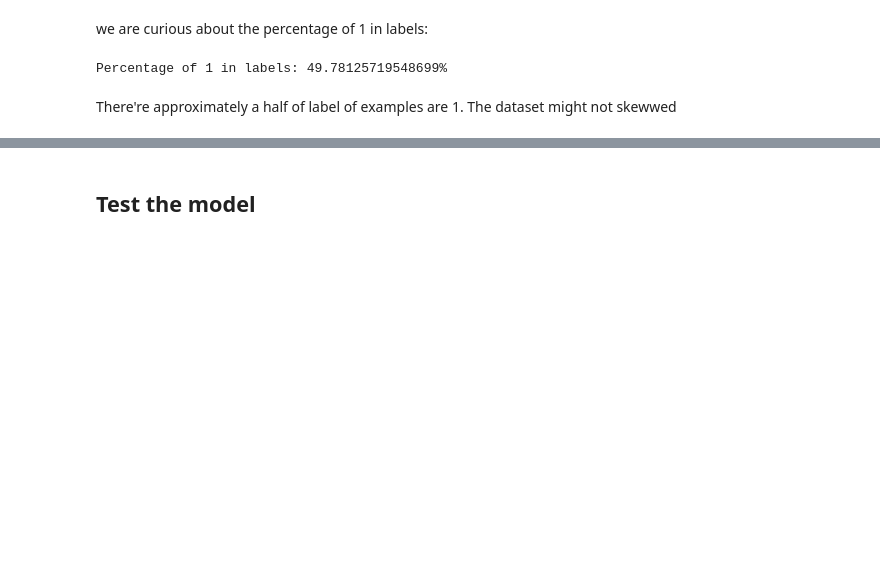
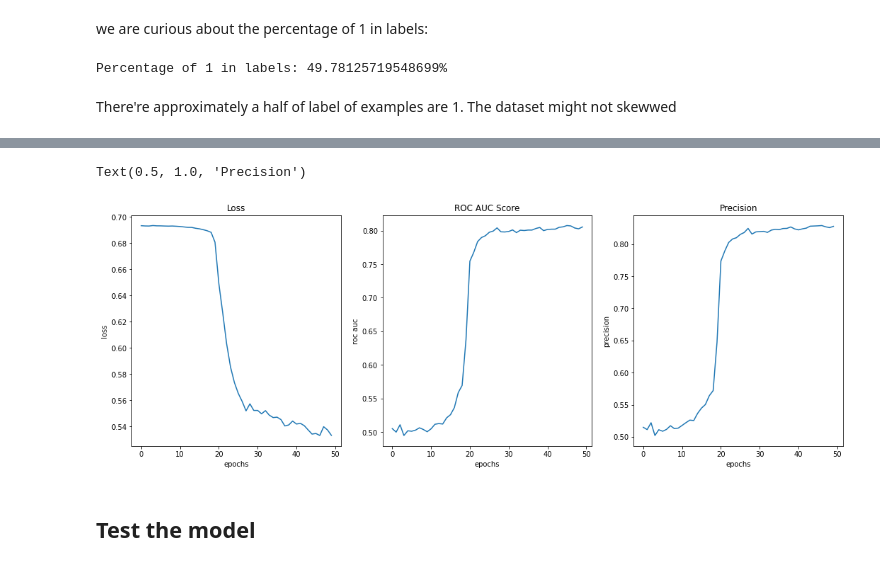
Before and after one commit to CrashedBboy/NCKU_MLG, a Jupyter notebook: homework2/MLG_Homework_2.ipynb, the cells around one changed output, grey strips where cells are left out. Saved outputs shown, nothing was run; the diff lists cells and outputs as text; code cells hidden in the pictures; blank space fills up the shorter version.

```diff
--- a/homework2/MLG_Homework_2.ipynb
+++ b/homework2/MLG_Homework_2.ipynb
@@ -482,8 +482,9 @@ class NodePairDataset(Dataset):
 
         return x, y
 # %%
+# test data loader
 node_pair_dataset = NodePairDataset("train_features.csv", "train_labels.csv")
-loader = DataLoader(dataset=node_pair_dataset, batch_size=10, shuffle=False)
+loader = DataLoader(dataset=node_pair_dataset, batch_size=1, shuffle=False)
 for batch in zip(loader, range(1)):
     data, index = batch
     x, y = data
@@ -494,14 +504,14 @@ for batch in zip(loader, range(1)):
 # %%
 class LinkPredictNetwork(nn.Module):
     def __init__(self, features = [], hiddens=[2, 1, 0.5, 0.25], dropouts = False):
-        super(LinkPredictNetworkOne, self).__init__()
+        super(LinkPredictNetwork, self).__init__()
 
-        self.feature_indices = torch.tensor(features, dtype=torch.int)
+        self.feature_indices = torch.tensor(features, dtype=torch.long).cuda()
         self.input_dimension = self.feature_indices.shape[0]
 
         self.hidden_factors = hiddens
 
-        self.dropout_factor = 0
+        self.dropout_factor = 0.01
         if (dropouts):
             self.dropout_factor = 0.2
 
@@ -530,13 +540,13 @@ class LinkPredictNetwork(nn.Module):
         # pick selected features to train
         x = torch.index_select(x, 1, self.feature_indices)
 
-        x = nn.Tanh(self.linear1(x))
+        x = torch.tanh(self.linear1(x))
         x = self.dropout1(x)
-        x = nn.Tanh(self.linear2(x))
+        x = torch.tanh(self.linear2(x))
         x = self.dropout2(x)
-        x = nn.Tanh(self.linear3(x))
+        x = torch.tanh(self.linear3(x))
         x = self.dropout3(x)
-        x = nn.Tanh(self.linear4(x))
+        x = torch.tanh(self.linear4(x))
         x = self.dropout4(x)
 
         z = torch.sigmoid(self.outputLinear(x))
@@ -588,3 +647,20 @@ There're approximately a half of label of examples are 1. The dataset might not
+# %%
+fig, axs = plt.subplots(1, 3, figsize=(18, 6))
+
+axs[0].plot(history['loss'].numpy())
+axs[0].set(xlabel='epochs', ylabel='loss')
+axs[0].set_title("Loss")
+
+axs[1].plot(history['roc_auc'].numpy())
+axs[1].set(xlabel='epochs', ylabel='roc auc')
+axs[1].set_title("ROC AUC Score")
+
+axs[2].plot(history['precision'].numpy())
+axs[2].set(xlabel='epochs', ylabel='precision')
+axs[2].set_title("Precision")
+# %% [output]
+Text(0.5, 1.0, 'Precision')
+[figure, added]
 # %% [markdown]
 ## Test the model
 # %%
```
Also changed, not shown: parts of 6 cells of this notebook.
